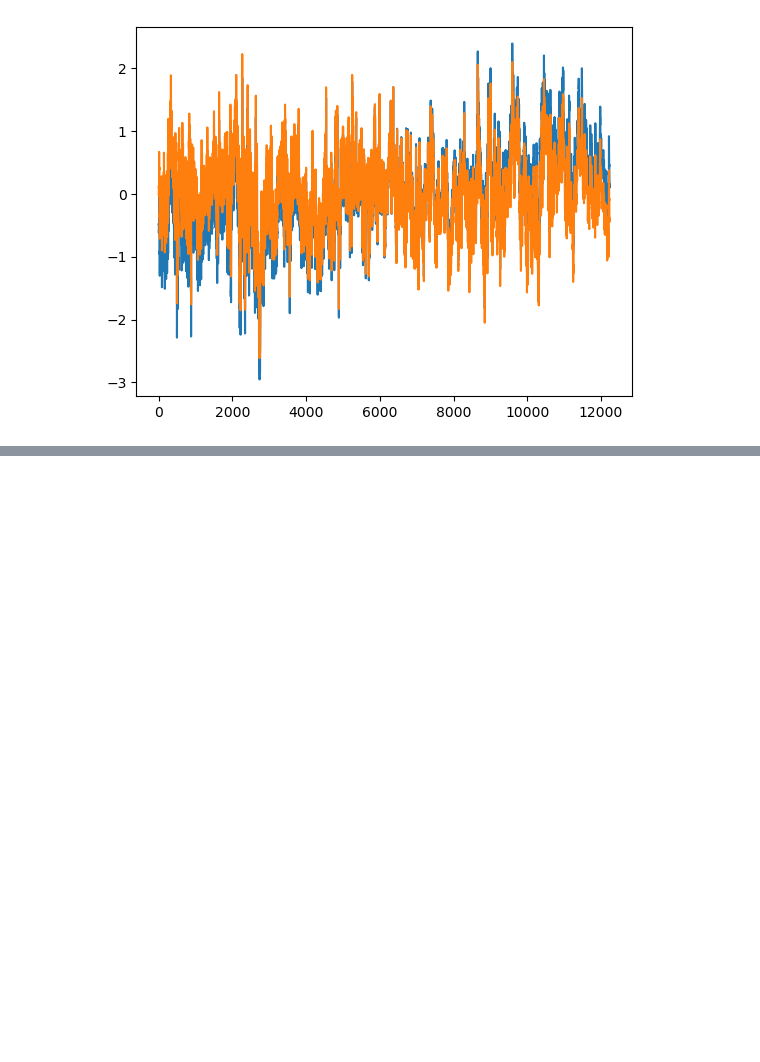
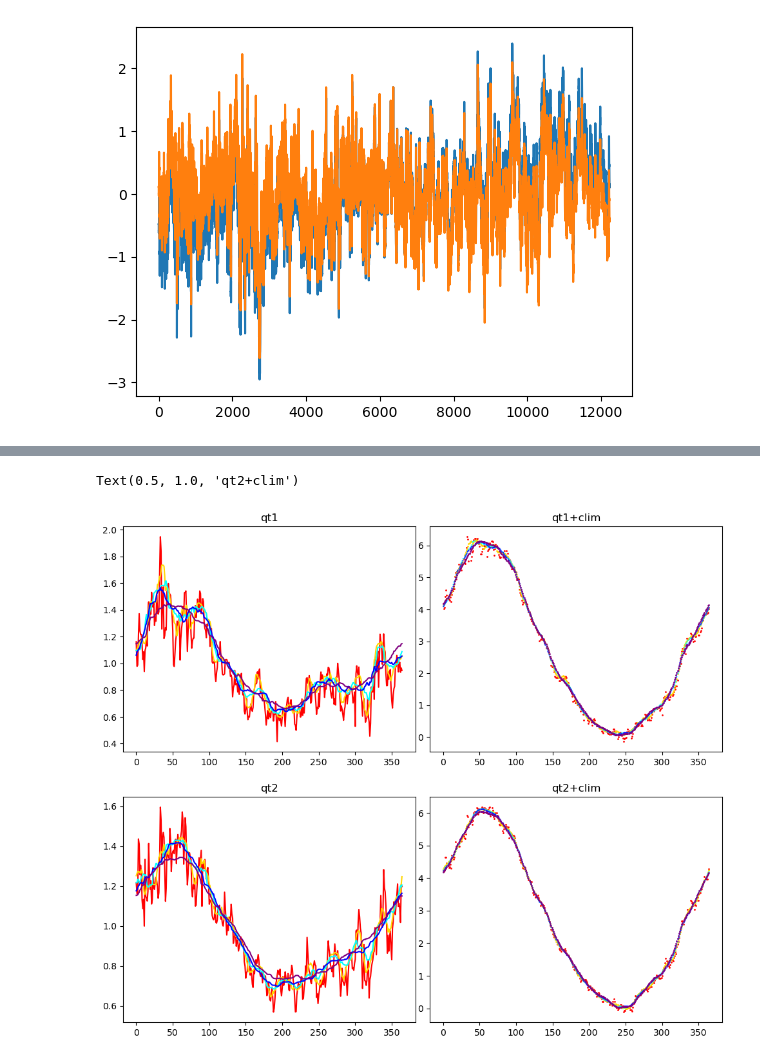
Before and after one commit to e-olson/MHW, a Jupyter notebook: MHW_Forecasts_New/checkOISSTDailyFiles.ipynb, the cells around one changed output, grey strips where cells are left out. Saved outputs shown, nothing was run; the diff lists cells and outputs as text; code cells hidden in the pictures; blank space fills up the shorter version.

```diff
--- a/MHW_Forecasts_New/checkOISSTDailyFiles.ipynb
+++ b/MHW_Forecasts_New/checkOISSTDailyFiles.ipynb
@@ -103,0 +137,34 @@ plt.plot(fq.qt2[:,iy2,ix2],'b-')
+# %%
+fig,ax=plt.subplots(2,2,figsize=(12,10),gridspec_kw={'hspace':.2,'wspace':.05})
+ax[0,0].plot(fq.qt1[:,iy2,ix2],'-',color='r')
+ax[1,0].plot(fq.qt2[:,iy2,ix2],'-',color='r')
+ax[0,1].plot(cIndiv.sst.isel(lat=jj+iy2,lon=ix2).values+fq.qt1[:,iy2,ix2]-20,'.',color='r',ms=2)
+ax[1,1].plot(cIndiv.sst.isel(lat=jj+iy2,lon=ix2).values+fq.qt2[:,iy2,ix2]-20,'.',color='r',ms=2)
+
+ax[0,0].plot(fqd5.qt1[:,iy2,ix2],'-',color='gold')
+ax[1,0].plot(fqd5.qt2[:,iy2,ix2],'-',color='gold')
+ax[0,1].plot(cSmooth.sst.isel(lat=jj+iy2,lon=ix2).values+fqd5.qt1[:,iy2,ix2]-20,'.',color='gold',ms=2)
+ax[1,1].plot(cSmooth.sst.isel(lat=jj+iy2,lon=ix2).values+fqd5.qt2[:,iy2,ix2]-20,'.',color='gold',ms=2)
+
+ax[0,0].plot(fqd10.qt1[:,iy2,ix2],'-',color='cyan')
+ax[1,0].plot(fqd10.qt2[:,iy2,ix2],'-',color='cyan')
+ax[0,1].plot(cSmooth.sst.isel(lat=jj+iy2,lon=ix2).values+fqd10.qt1[:,iy2,ix2]-20,'.',color='cyan',ms=1)
+ax[1,1].plot(cSmooth.sst.isel(lat=jj+iy2,lon=ix2).values+fqd10.qt2[:,iy2,ix2]-20,'.',color='cyan',ms=1)
+
+ax[0,0].plot(fqd15.qt1[:,iy2,ix2],'-',color='blue')
+ax[1,0].plot(fqd15.qt2[:,iy2,ix2],'-',color='blue')
+ax[0,1].plot(cSmooth.sst.isel(lat=jj+iy2,lon=ix2).values+fqd15.qt1[:,iy2,ix2]-20,'.',color='blue',ms=1)
+ax[1,1].plot(cSmooth.sst.isel(lat=jj+iy2,lon=ix2).values+fqd15.qt2[:,iy2,ix2]-20,'.',color='blue',ms=1)
+
+ax[0,0].plot(fqd30.qt1[:,iy2,ix2],'-',color='purple')
+ax[1,0].plot(fqd30.qt2[:,iy2,ix2],'-',color='purple')
+ax[0,1].plot(cSmooth.sst.isel(lat=jj+iy2,lon=ix2).values+fqd30.qt1[:,iy2,ix2]-20,'.',color='purple',ms=2)
+ax[1,1].plot(cSmooth.sst.isel(lat=jj+iy2,lon=ix2).values+fqd30.qt2[:,iy2,ix2]-20,'.',color='purple',ms=2)
+
+ax[0,0].set_title('qt1')
+ax[1,0].set_title('qt2')
+ax[0,1].set_title('qt1+clim')
+ax[1,1].set_title('qt2+clim')
+# %% [output]
+Text(0.5, 1.0, 'qt2+clim')
+[figure, added]
```
Also changed, not shown: parts of 17 cells of this notebook, 29 other files.
